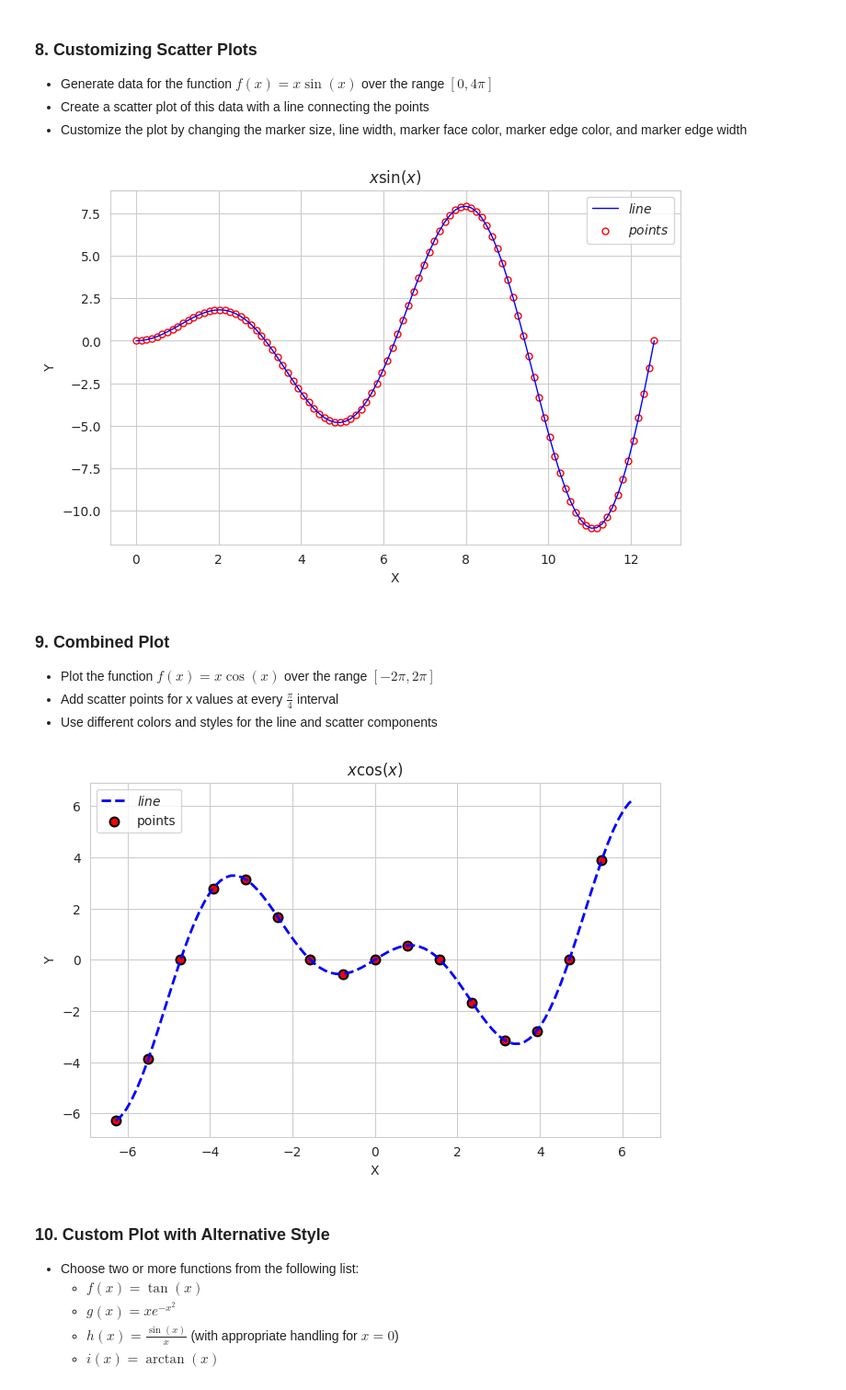
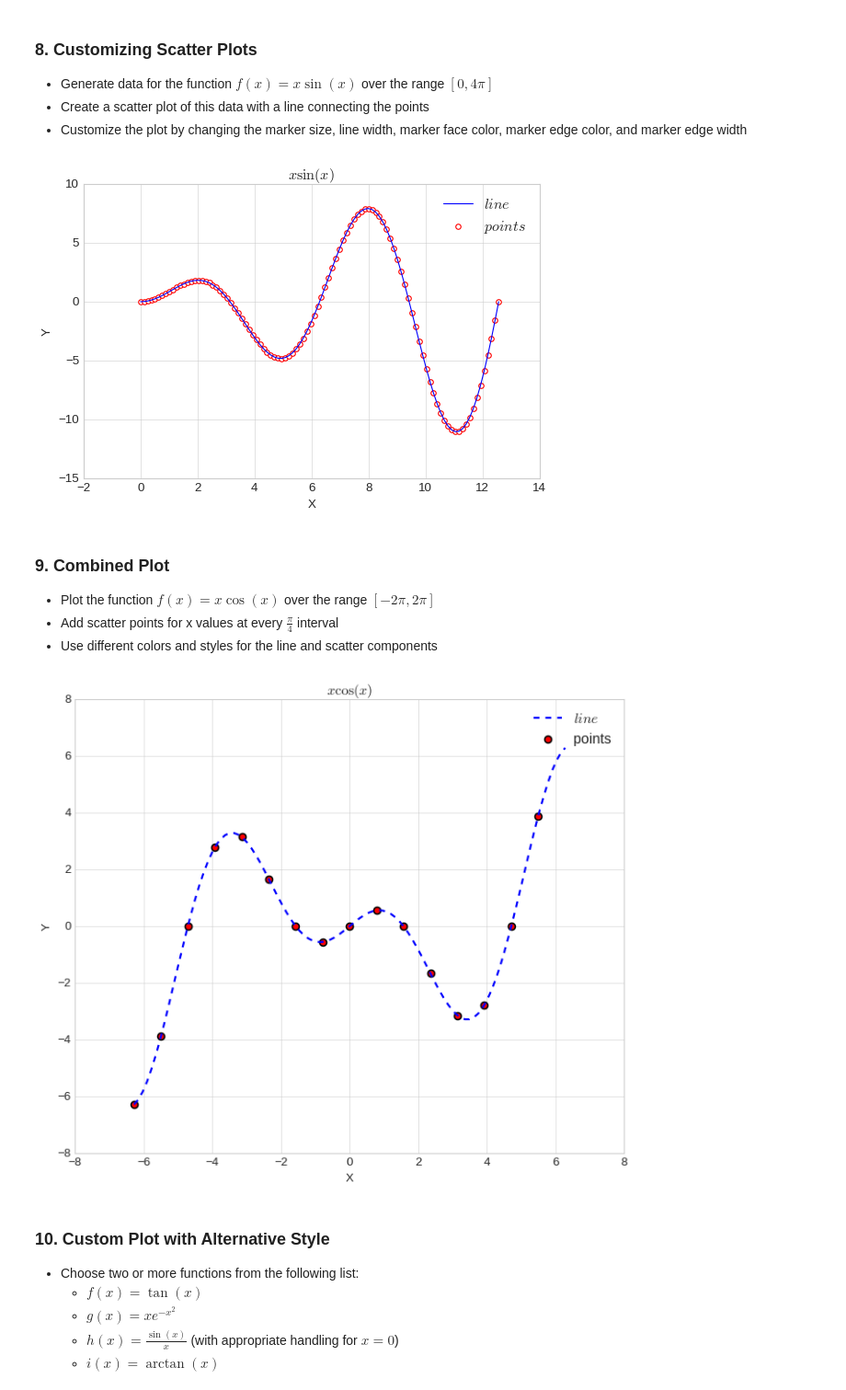
Before and after one commit to kamangirkhan/Data110, a Jupyter notebook: ArashNateghian_week3_data110_assignment.ipynb, the cells around one changed output. Shown: that part at 92% size. Drawn from its saved outputs; the diff is of its cells as text; code cells hidden in the pictures.

```diff
--- a/ArashNateghian_week3_data110_assignment.ipynb
+++ b/ArashNateghian_week3_data110_assignment.ipynb
@@ -35,7 +35,6 @@ plt.show()
   - $g(x) = e^x$
   - $h(x) = \log(x)$ (for $x > 0$)
 # %%
-plt.style.use('classic')
 def f(x): return x**3
 def g(x): return np.exp(x)
 def h(x): return np.log(x)
@@ -71,7 +70,6 @@ plt.show()
   - $h(x) = x^4$
   - $i(x) = x^5$
 # %%
-plt.style.use('bmh')
 def f(x): return x**2
 def g(x): return x**3
 def h(x): return x**4
@@ -108,7 +106,6 @@ plt.show()
 - Create another plot of the same function with reversed x and y axes
 - Demonstrate the use of `plt.axis('tight')` and `plt.axis('equal')`
 # %%
-plt.style.use('seaborn-v0_8-notebook')
 def f(x):  return 1 / (x**2 + 1)
 
 x = np.linspace(-10, 10, 400)
@@ -148,7 +145,6 @@ plt.show()
 - Create a plot of $f(x) = \sqrt{x}$ and $g(x) = x^{\frac{1}{3}}$ for $x \geq 0$
 - Add a proper title, x-label, y-label, and legend
 # %%
-plt.style.use('petroff10')
 def f(x): return np.sqrt(x)
 def g(x): return np.cbrt(x)
 
@@ -215,7 +211,7 @@ plt.title('$x \sin(x)$')
 plt.legend()
 plt.show()
 # %% [output]
-[figure, old version]
+[figure, new version]
 # %% [markdown]
 ### 9. Combined Plot
 - Plot the function $f(x) = x \cos(x)$ over the range $[-2\pi, 2\pi]$
@@ -224,23 +220,23 @@ plt.show()
 # %%
 def f(x): return x*np.cos(x)
 x = np.linspace(-2*np.pi, 2*np.pi, 100)
 y = f(x)
 
-plt.figure(figsize=(8, 5))
+plt.figure(figsize=(10, 8))
 x_scatter = np.arange(-2*np.pi, 2*np.pi, np.pi/4)
 y_scatter = x_scatter * np.cos(x_scatter)
 
 plt.plot(x, y, label=r'$line$', linestyle='--', color='b', linewidth=2)
 plt.scatter(x_scatter, y_scatter, s=50, label="points" , color='red', edgecolor='black', linewidth=1.5)
 
 plt.xlabel('X')
 plt.ylabel('Y')
 plt.title('$x \cos(x)$')
 plt.legend()
 
 plt.show()
 # %% [output]
-[figure, old version]
+[figure, new version]
 # %% [markdown]
 ### 10. Custom Plot with Alternative Style
 - Choose two or more functions from the following list:
```
Also changed, not shown: parts of 9 cells of this notebook.
